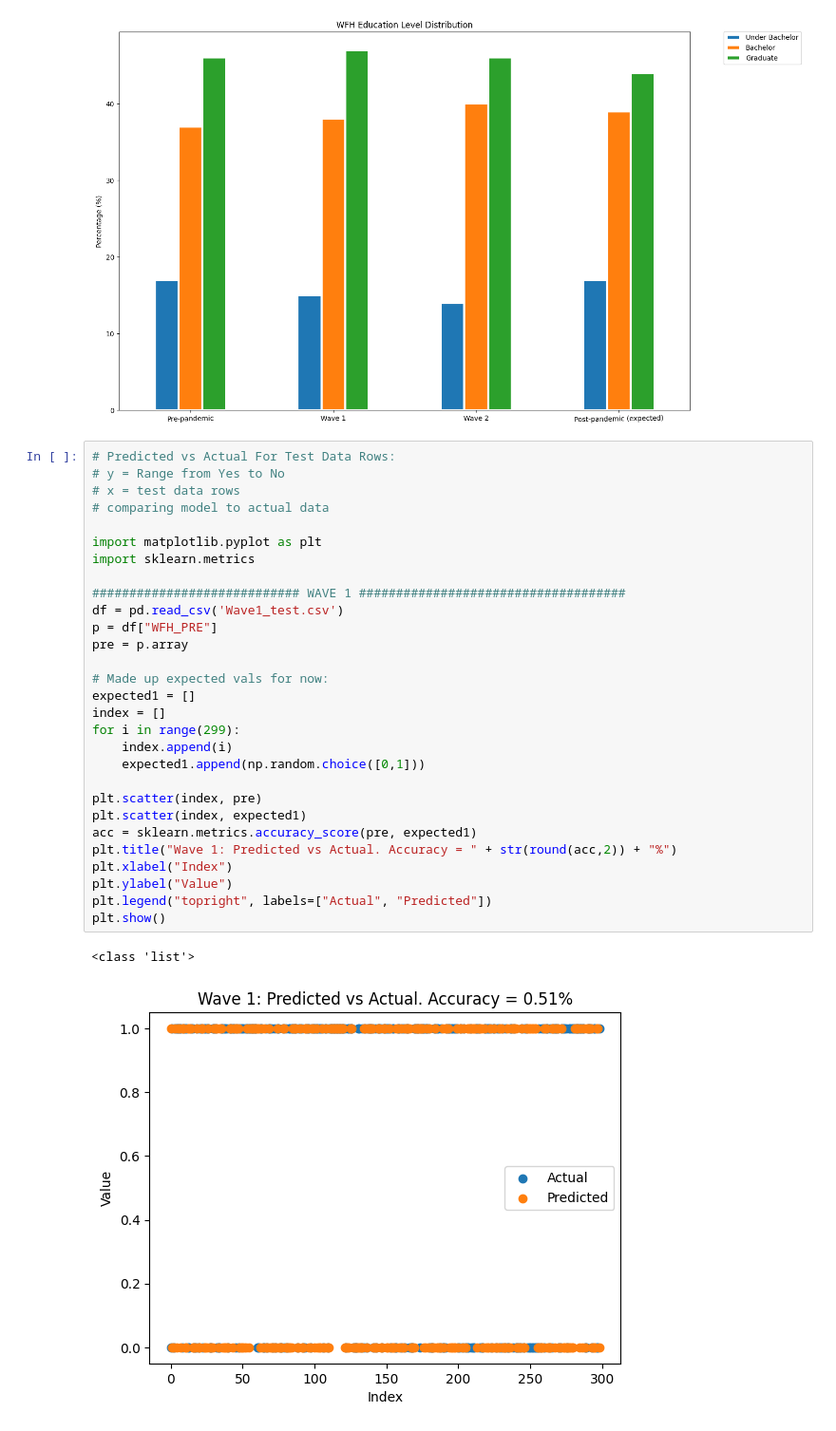
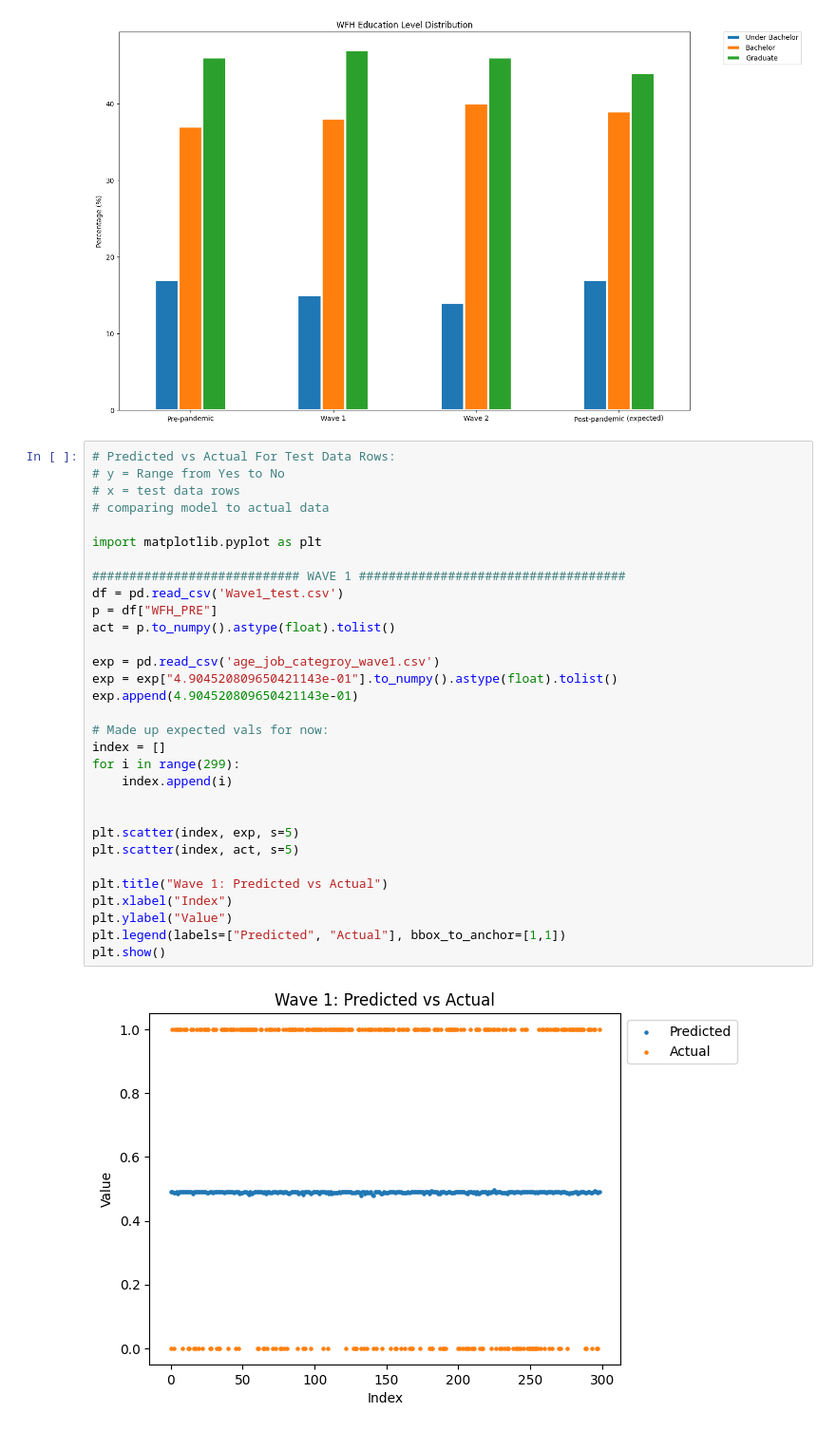
Before and after one commit to Savila25/CS-418-Project, a Jupyter notebook: Project progress report.ipynb, the cells around one changed output. Shown at 95% size. Drawn from its saved outputs; the diff is of its cells as text.

Commit message:
plot

```diff
--- a/Project progress report.ipynb
+++ b/Project progress report.ipynb
@@ -787,35 +787,36 @@ edPlot.legend(
 # %%
 # Predicted vs Actual For Test Data Rows:
 # y = Range from Yes to No
 # x = test data rows
 # comparing model to actual data
 
 import matplotlib.pyplot as plt
-import sklearn.metrics
 
 ############################ WAVE 1 ####################################
 df = pd.read_csv('Wave1_test.csv')
 p = df["WFH_PRE"]
-pre = p.array
+act = p.to_numpy().astype(float).tolist()
+
+exp = pd.read_csv('age_job_categroy_wave1.csv')
+exp = exp["4.904520809650421143e-01"].to_numpy().astype(float).tolist()
+exp.append(4.904520809650421143e-01)
 
 # Made up expected vals for now:
-expected1 = []
 index = []
 for i in range(299):
     index.append(i)
-    expected1.append(np.random.choice([0,1]))
 
-plt.scatter(index, pre)
-plt.scatter(index, expected1)
-acc = sklearn.metrics.accuracy_score(pre, expected1)
-plt.title("Wave 1: Predicted vs Actual. Accuracy = " + str(round(acc,2)) + "%")
+
+plt.scatter(index, exp, s=5)
+plt.scatter(index, act, s=5)
+
+plt.title("Wave 1: Predicted vs Actual")
 plt.xlabel("Index")
 plt.ylabel("Value")
-plt.legend("topright", labels=["Actual", "Predicted"])
+plt.legend(labels=["Predicted", "Actual"], bbox_to_anchor=[1,1])
 plt.show()
 # %% [output]
-<class 'list'>
-[figure, old version]
+[figure, new version]
 # %%
 # Predicted vs Actual For Test Data Rows:
 # y = Range from Yes to No
```
Also changed, not shown: parts of 1 cell of this notebook.
